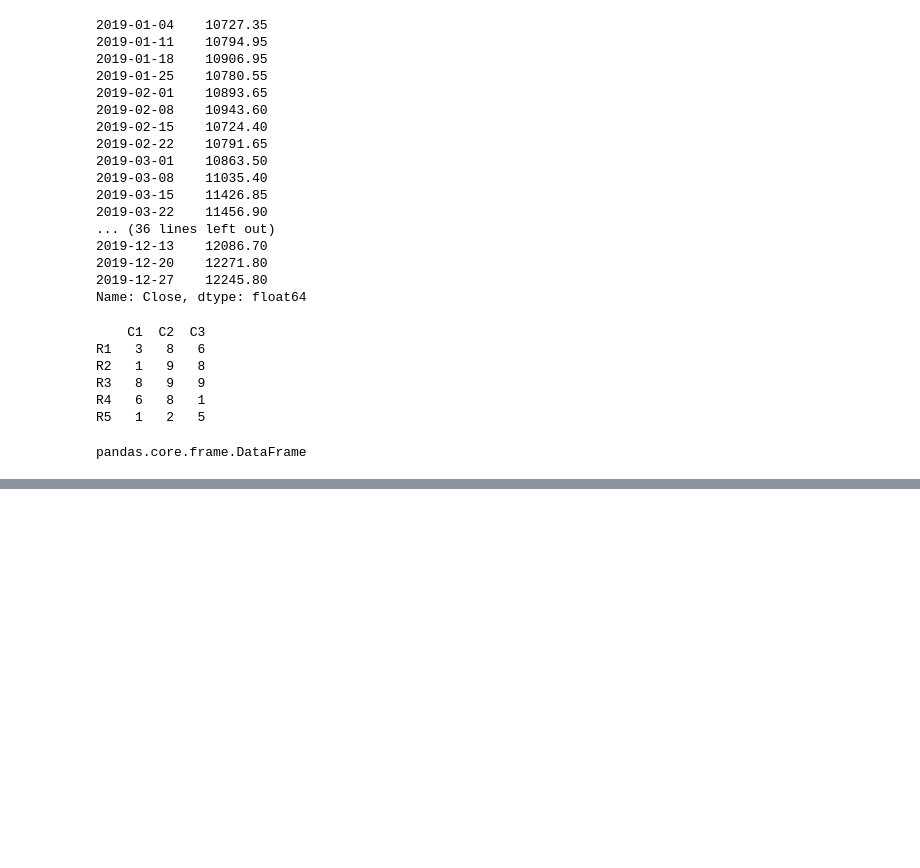
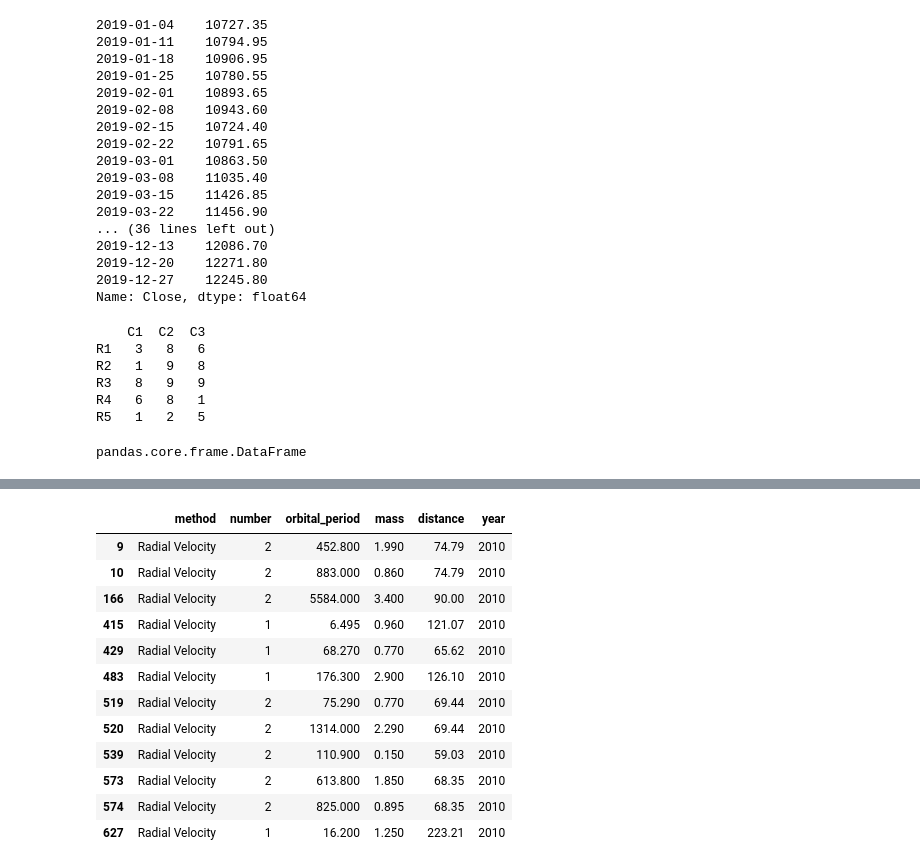
Before and after one commit to swami-gait/Foundations_of_datascience, a Jupyter notebook: FDS_W09-200625-045816.ipynb, the cells around one changed output, grey strips where cells are left out. Cells and saved outputs as stored; diff of their text form; code cells hidden in the pictures; blank space fills up the shorter version.

```diff
--- a/FDS_W09-200625-045816.ipynb
+++ b/FDS_W09-200625-045816.ipynb
@@ -937,0 +962,2 @@ pandas.core.frame.DataFrame
+# %%
+df = sns.load_dataset('planets')
@@ -937,0 +1014,2 @@ pandas.core.frame.DataFrame
+# %%
+df.dropna(inplace=True)
@@ -937,0 +1028,16 @@ pandas.core.frame.DataFrame
+# %%
+df[(df['year']==2010) & (df['distance']>59)]
+# %% [output]
+|  | method | number | orbital_period | mass | distance | year |
+| 9 | Radial Velocity | 2 | 452.800 | 1.990 | 74.79 | 2010 |
+| 10 | Radial Velocity | 2 | 883.000 | 0.860 | 74.79 | 2010 |
+| 166 | Radial Velocity | 2 | 5584.000 | 3.400 | 90.00 | 2010 |
+| 415 | Radial Velocity | 1 | 6.495 | 0.960 | 121.07 | 2010 |
+| 429 | Radial Velocity | 1 | 68.270 | 0.770 | 65.62 | 2010 |
+| 483 | Radial Velocity | 1 | 176.300 | 2.900 | 126.10 | 2010 |
+| 519 | Radial Velocity | 2 | 75.290 | 0.770 | 69.44 | 2010 |
+| 520 | Radial Velocity | 2 | 1314.000 | 2.290 | 69.44 | 2010 |
+| 539 | Radial Velocity | 2 | 110.900 | 0.150 | 59.03 | 2010 |
+| 573 | Radial Velocity | 2 | 613.800 | 1.850 | 68.35 | 2010 |
+| 574 | Radial Velocity | 2 | 825.000 | 0.895 | 68.35 | 2010 |
+| 627 | Radial Velocity | 1 | 16.200 | 1.250 | 223.21 | 2010 |
```
Also changed, not shown: parts of 8 cells of this notebook.
